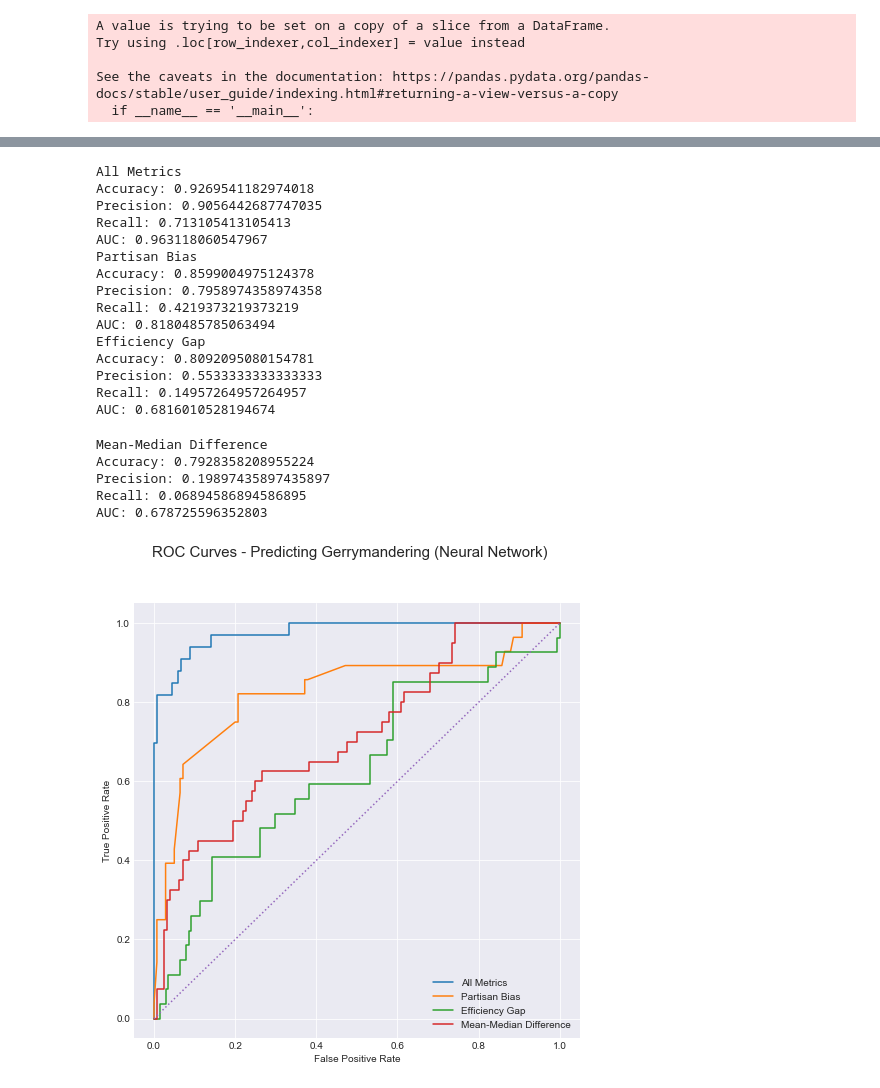
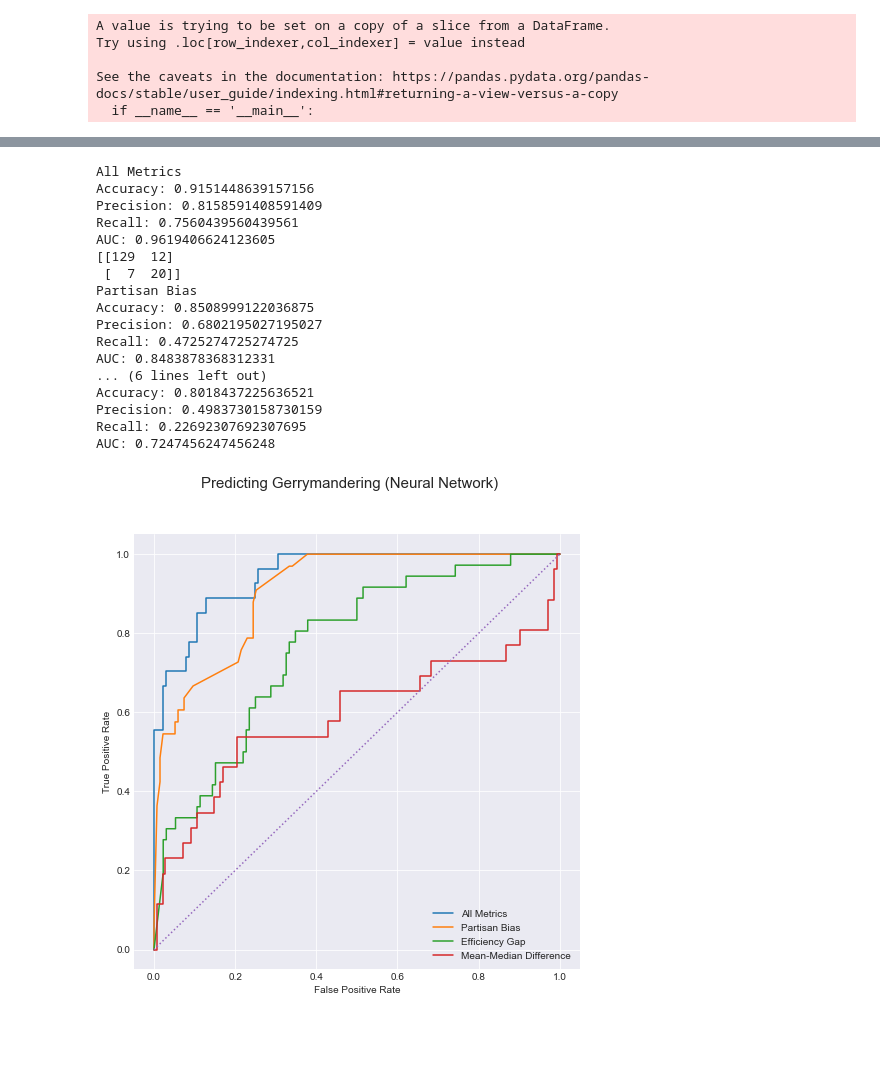
Before and after one commit to dpalencia/cs541g3, a Jupyter notebook: Gerrymandering Data Analysis.ipynb, the cells around one changed output, grey strips where cells are left out. Saved outputs shown, nothing was run; the diff lists cells and outputs as text; code cells hidden in the pictures; blank space fills up the shorter version.

Commit message:
New ROC curves, notebook cleanup

```diff
--- a/Gerrymandering Data Analysis.ipynb
+++ b/Gerrymandering Data Analysis.ipynb
@@ -793,6 +767,0 @@ Name: state_majority_winner, dtype: int64
-# %%
-from sklearn.model_selection import StratifiedKFold, cross_validate, train_test_split, cross_val_score, cross_val_predict
-sfold = StratifiedKFold(5, shuffle=True)
-x = vote_counts_bystate[no_redundant_metrics]
-y = vote_counts_bystate["state_majority_winner"]
-sfold = StratifiedKFold(10, shuffle=True)
@@ -893,6 +784,8 @@ def hypothesis_test_99(num, num_districts):
         return True
     else:
         return False
+# %%
+vote_counts_bystate_over3 = vote_counts_bystate[vote_counts_bystate["num_districts"] > 3]
 # %%
 hypothesis_test_result = []
 for i in range(len(vote_counts_bystate_over3)):
@@ -918,26 +863,28 @@ Name: gerrymandered, dtype: int64
 # %%
+from sklearn.model_selection import StratifiedKFold
+from sklearn.model_selection import cross_validate
+from sklearn.model_selection import train_test_split
 sfold = StratifiedKFold(10, shuffle=True)
-def predict_gerrymandering_metrics(model, label):
-    gerry_metric_names = ["partisan_bias_against_dem", "e_gap", "mm_diff_against_dem"]
-    x = vote_counts_bystate_over3[gerry_metric_names]
-    y = np.array(vote_counts_bystate_over3["gerrymandered"])
-
+from sklearn.metrics import confusion_matrix
+def predict_gerrymandering_metrics(model, label, x, y):
     # Baseline
     cv_scores_binary(model, x, y, "All Metrics", sfold)
-    _ = tts_predict(model, x, y, "All Metrics")
+    y_test, y_prob_, y_predict = tts_predict(model, x, y, "All Metrics")
+    print(confusion_matrix(y_test, y_predict))
 
     # Individual metrics
     x = np.array(vote_counts_bystate_over3["partisan_bias_against_dem"]).reshape(-1, 1)
     cv_scores_binary(model, x, y, "Partisan Bias", sfold)
-    _ = tts_predict(model, x, y, "Partisan Bias")
+    y_test, y_prob_, y_predict = tts_predict(model, x, y, "Partisan Bias")
 
     x = np.array(vote_counts_bystate_over3["e_gap"]).reshape(-1, 1)
     cv_scores_binary(model, x, y, "Efficiency Gap", sfold)
-    _ = tts_predict(model, x, y, "Efficiency Gap")
+    y_test, y_prob_, y_predict = tts_predict(model, x, y, "Efficiency Gap")
 
     x = np.array(vote_counts_bystate_over3["mm_diff_against_dem"]).reshape(-1, 1)
     cv_scores_binary(model, x, y, "Mean-Median Difference", sfold)
-    _ = tts_predict(model, x, y, "Mean-Median Difference")
+    y_test, y_prob_, y_predict = tts_predict(model, x, y, "Mean-Median Difference")
+
 
     plt.plot([0, 1], [0, 1], linestyle="dotted")
     plt.legend()
@@ -973,25 +896,29 @@ AUC: 0.6256509981371525
 # %%
-nn = MLPClassifier(solver='lbfgs', alpha=1e-5, max_iter=5000, hidden_layer_sizes=(6), random_state=1)
-predict_gerrymandering_metrics(svc,"ROC Curves - Predicting Gerrymandering (Neural Network)")
+from sklearn.preprocessing import MinMaxScaler
+from sklearn.neural_network import MLPClassifier
+scaler = MinMaxScaler()
+gerry_metric_names = ["partisan_bias_against_dem", "e_gap", "mm_diff_against_dem"]
+x = vote_counts_bystate_over3[gerry_metric_names]
+x = scaler.fit_transform(x)
+y = np.array(vote_counts_bystate_over3["gerrymandered"])
+nn = MLPClassifier(solver='lbfgs', alpha=1e-5, max_iter=5000, hidden_layer_sizes=(6, 12, 6), random_state=1)
+predict_gerrymandering_metrics(nn,"Predicting Gerrymandering (Neural Network)",x,y)
 # %% [output]
 All Metrics
-Accuracy: 0.9269541182974018
-Precision: 0.9056442687747035
-Recall: 0.713105413105413
-AUC: 0.963118060547967
+Accuracy: 0.9151448639157156
+Precision: 0.8158591408591409
+Recall: 0.7560439560439561
+AUC: 0.9619406624123605
+[[129  12]
+ [  7  20]]
 Partisan Bias
-Accuracy: 0.8599004975124378
-Precision: 0.7958974358974358
-Recall: 0.4219373219373219
-AUC: 0.8180485785063494
-Efficiency Gap
-Accuracy: 0.8092095080154781
-Precision: 0.5533333333333333
-Recall: 0.14957264957264957
-AUC: 0.6816010528194674
+Accuracy: 0.8508999122036875
+Precision: 0.6802195027195027
+Recall: 0.4725274725274725
+AUC: 0.8483878368312331
+... (6 lines left out)
+Accuracy: 0.8018437225636521
+Precision: 0.4983730158730159
+Recall: 0.22692307692307695
+AUC: 0.7247456247456248
-Mean-Median Difference
-Accuracy: 0.7928358208955224
-Precision: 0.19897435897435897
-Recall: 0.06894586894586895
-AUC: 0.678725596352803
-[figure, old version]
+[figure, new version]
```
Also changed, not shown: parts of 36 cells of this notebook.
